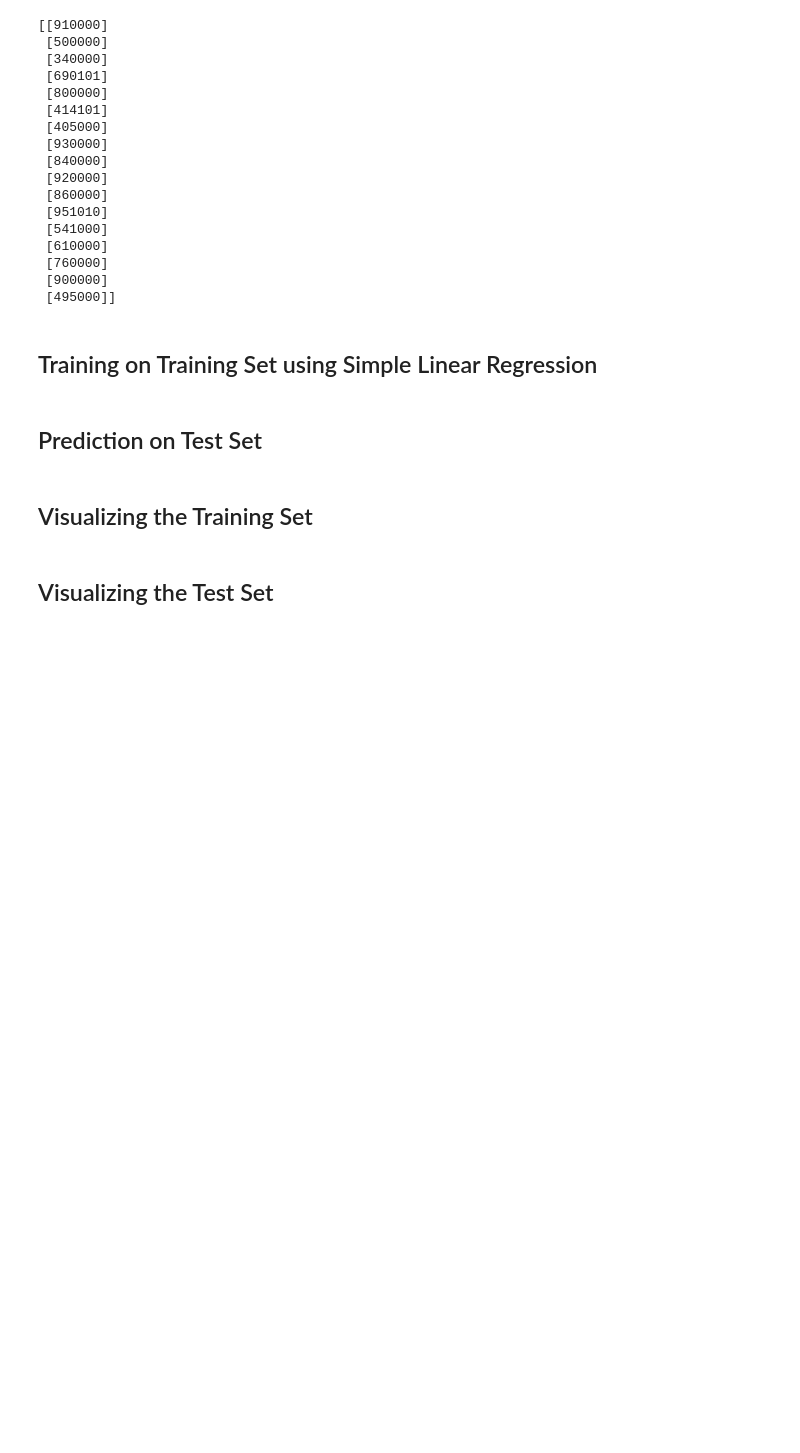
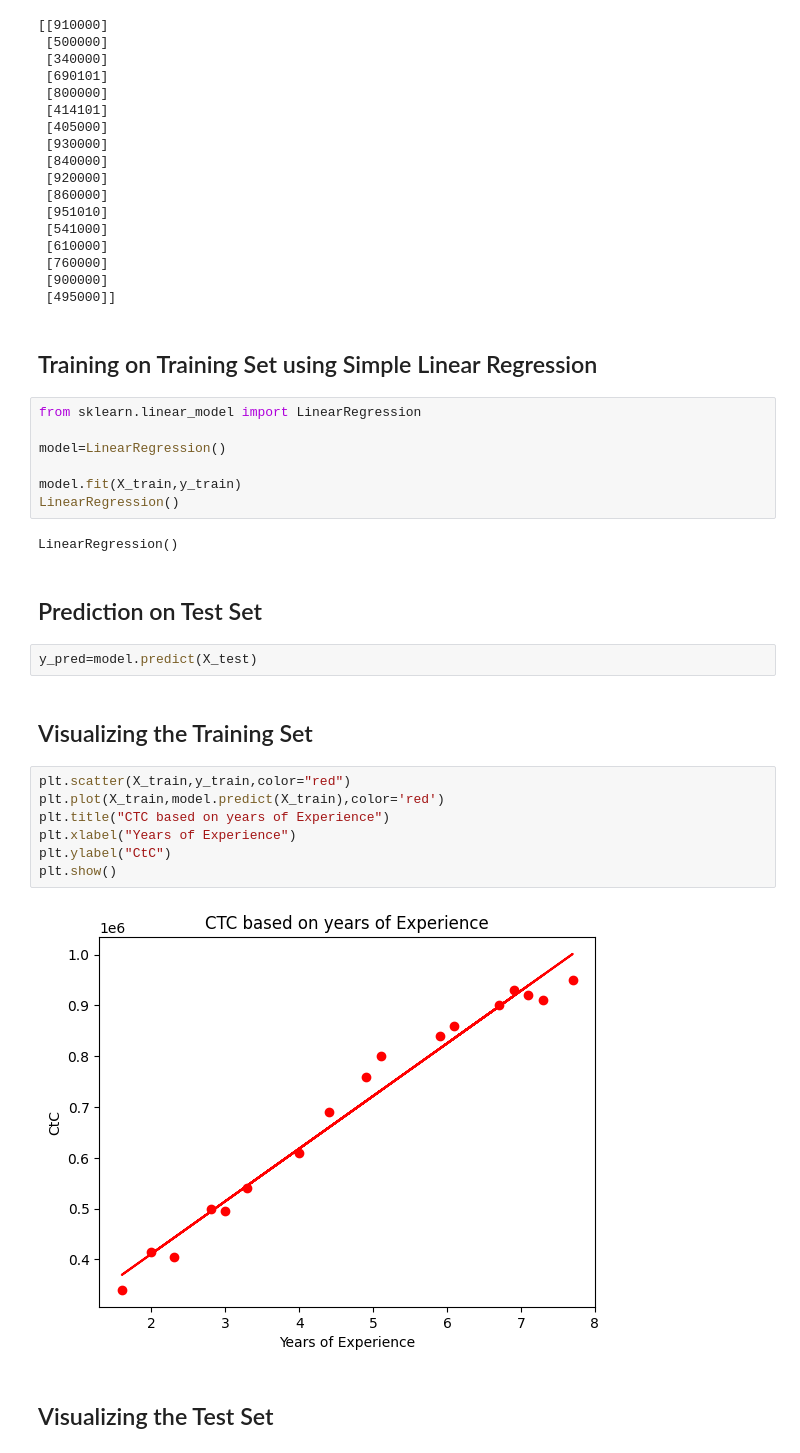
Before and after one commit to shikhar797/LearningML, a Jupyter notebook: LinearRegression/Simple Linear Regression Template.ipynb, the cells around one changed output. Saved outputs shown, nothing was run; the diff lists cells and outputs as text; blank space fills up the shorter version.

```diff
--- a/LinearRegression/Simple Linear Regression Template.ipynb
+++ b/LinearRegression/Simple Linear Regression Template.ipynb
@@ -122,9 +122,29 @@ print(y_train)
  [495000]]
 # %% [markdown]
 ## Training on Training Set using Simple Linear Regression
+# %%
+from sklearn.linear_model import LinearRegression
+
+model=LinearRegression()
+
+model.fit(X_train,y_train)
+LinearRegression()
+# %% [output]
+LinearRegression()
 # %% [markdown]
 ## Prediction on Test Set
+# %%
+y_pred=model.predict(X_test)
 # %% [markdown]
 ## Visualizing the Training Set
+# %%
+plt.scatter(X_train,y_train,color="red")
+plt.plot(X_train,model.predict(X_train),color='red')
+plt.title("CTC based on years of Experience")
+plt.xlabel("Years of Experience")
+plt.ylabel("CtC")
+plt.show()
+# %% [output]
+[figure, added]
 # %% [markdown]
 ## Visualizing the Test Set
```
Also changed, not shown: parts of 3 cells of this notebook, 2 other files.
